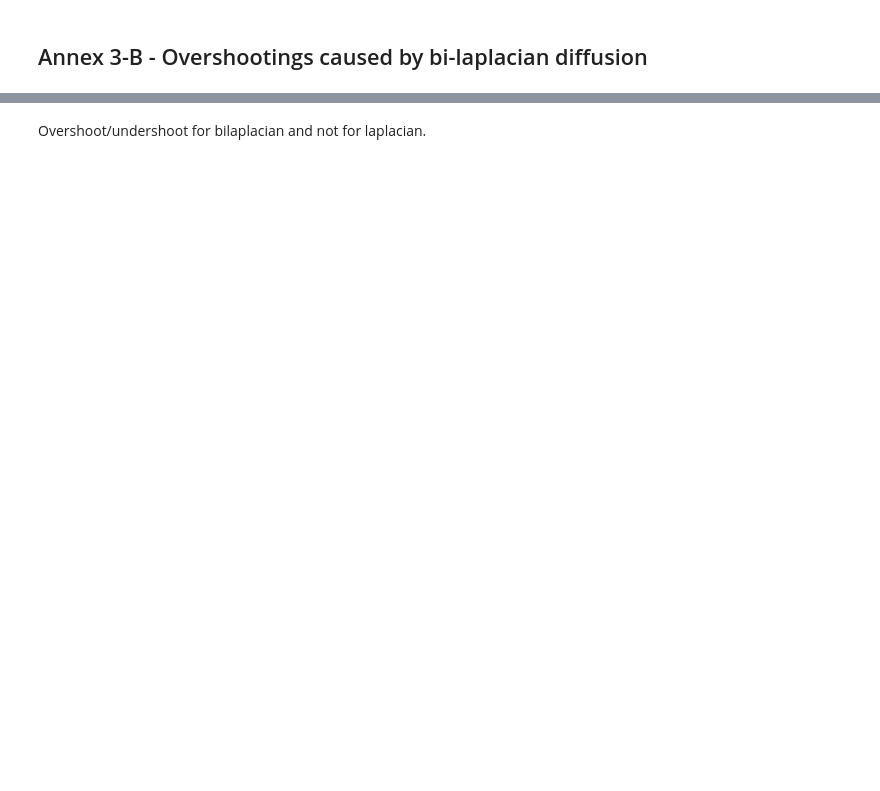
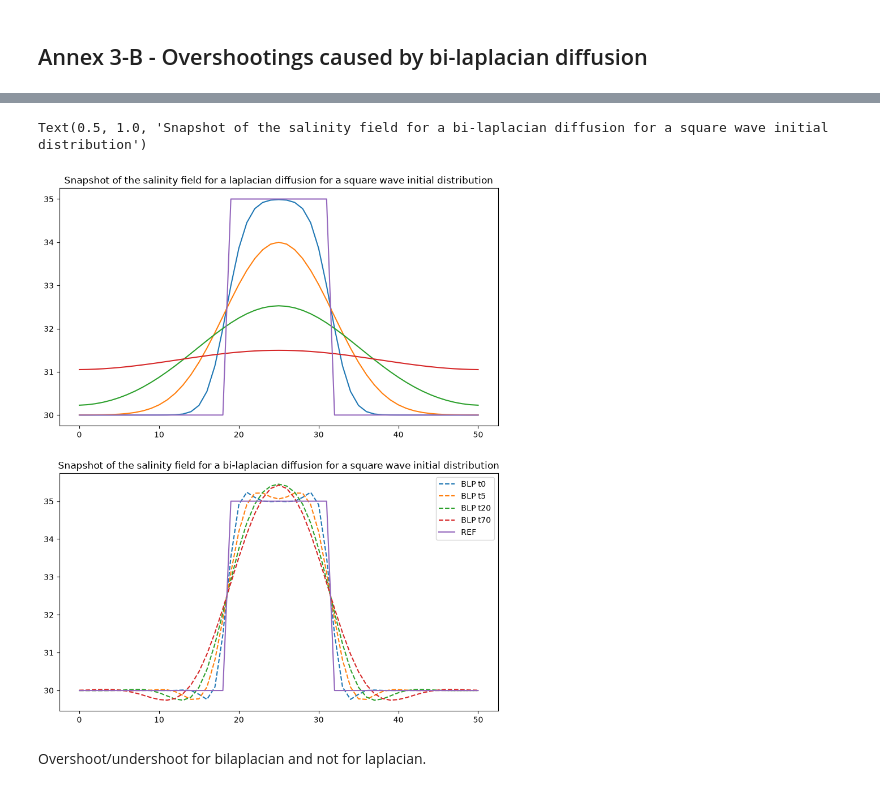
Before and after one commit to justinebuisson606/NEMO_Demonstrators, a Jupyter notebook: Annex 3-B.ipynb, the cells around one changed output, grey strips where cells are left out. Saved outputs shown, nothing was run; the diff lists cells and outputs as text; code cells hidden in the pictures; blank space fills up the shorter version.

```diff
--- a/Annex 3-B.ipynb
+++ b/Annex 3-B.ipynb
@@ -125,9 +13,9 @@ diff "$SRC" "$SRC.bak"
 # %%
-rep = 'ALL_NEMO_openmpi_oneAPI2024.2.1/nemo/tests/CANAL/EXP00/'
+rep = '/Users/jbuisson/ALL_NEMO_macport_mpich_gcc15/nemo/tests/canal_test/EXP00/'
 # %%
-lap_test_ = xr.open_dataset(rep+'CANAL_saltblock_lap_traadvOFF_all_grid.nc')
+lap_test_ = xr.open_dataset(rep+'CANAL_saltblock_test_all_grid.nc')
 lap_test = lap_test_.soce
-blp_test_ = xr.open_dataset(rep+'CANAL_saltblock_blp_traadvOFF_all_grid.nc')
+blp_test_ = xr.open_dataset(rep+'CANAL_saltblock_blp_test_all_grid.nc')
 blp_test = blp_test_.soce
 # %%
 domx = 1020
@@ -183,2 +39,45 @@ plt.show()
+# %%
+
+lap_test_t0=lap_test.isel(y_grid_T= 25, deptht = 0, time_counter=0)
+lap_test_t1=lap_test.isel(y_grid_T= 25, deptht = 0,time_counter=5)
+lap_test_t2=lap_test.isel(y_grid_T= 25, deptht = 0, time_counter=20)
+lap_test_t3=lap_test.isel(y_grid_T= 25, deptht = 0, time_counter=70)
+
+
+blp_test_t0=blp_test.isel(y_grid_T= 25, deptht = 0, time_counter=0)
+blp_test_t1=blp_test.isel(y_grid_T= 25, deptht = 0, time_counter=5)
+blp_test_t2=blp_test.isel(y_grid_T= 25, deptht = 0, time_counter=20)
+blp_test_t3=blp_test.isel(y_grid_T= 25, deptht = 0, time_counter=70)
+
+
+X = np.arange(len(lap_test_t0))
+
+fig, ax = plt.subplots(2, 1, figsize = (10, 12))
+
+ax[0].plot(X, lap_test_t0, '-',label = 'LAP t0')
+ax[0].plot(X, lap_test_t1, '-', label = 'LAP t5')
+ax[0].plot(X, lap_test_t2, '-', label = 'LAP t20')
+ax[0].plot(X, lap_test_t3, '-', label = 'LAP t70')
+
+ax[0].plot(X, ref, '-', label = 'REF')
+
+
+plt.legend()
+
+ax[0].set_title('Snapshot of the salinity field for a laplacian diffusion for a square wave initial distribution')
+
+
+ax[1].plot(X, blp_test_t0, '--',label = 'BLP t0')
+ax[1].plot(X, blp_test_t1, '--', label = 'BLP t5')
+ax[1].plot(X, blp_test_t2, '--', label = 'BLP t20')
+ax[1].plot(X, blp_test_t3, '--', label = 'BLP t70')
+
+ax[1].plot(X, ref, '-',label = 'REF')
+
+plt.legend()
+ax[1].set_title('Snapshot of the salinity field for a bi-laplacian diffusion for a square wave initial distribution')
+# %% [output]
+Text(0.5, 1.0, 'Snapshot of the salinity field for a bi-laplacian diffusion for a square wave initial distribution')
+[figure, added]
 # %% [markdown]
 Overshoot/undershoot for bilaplacian and not for laplacian.
```
Also changed, not shown: parts of 7 cells of this notebook.
